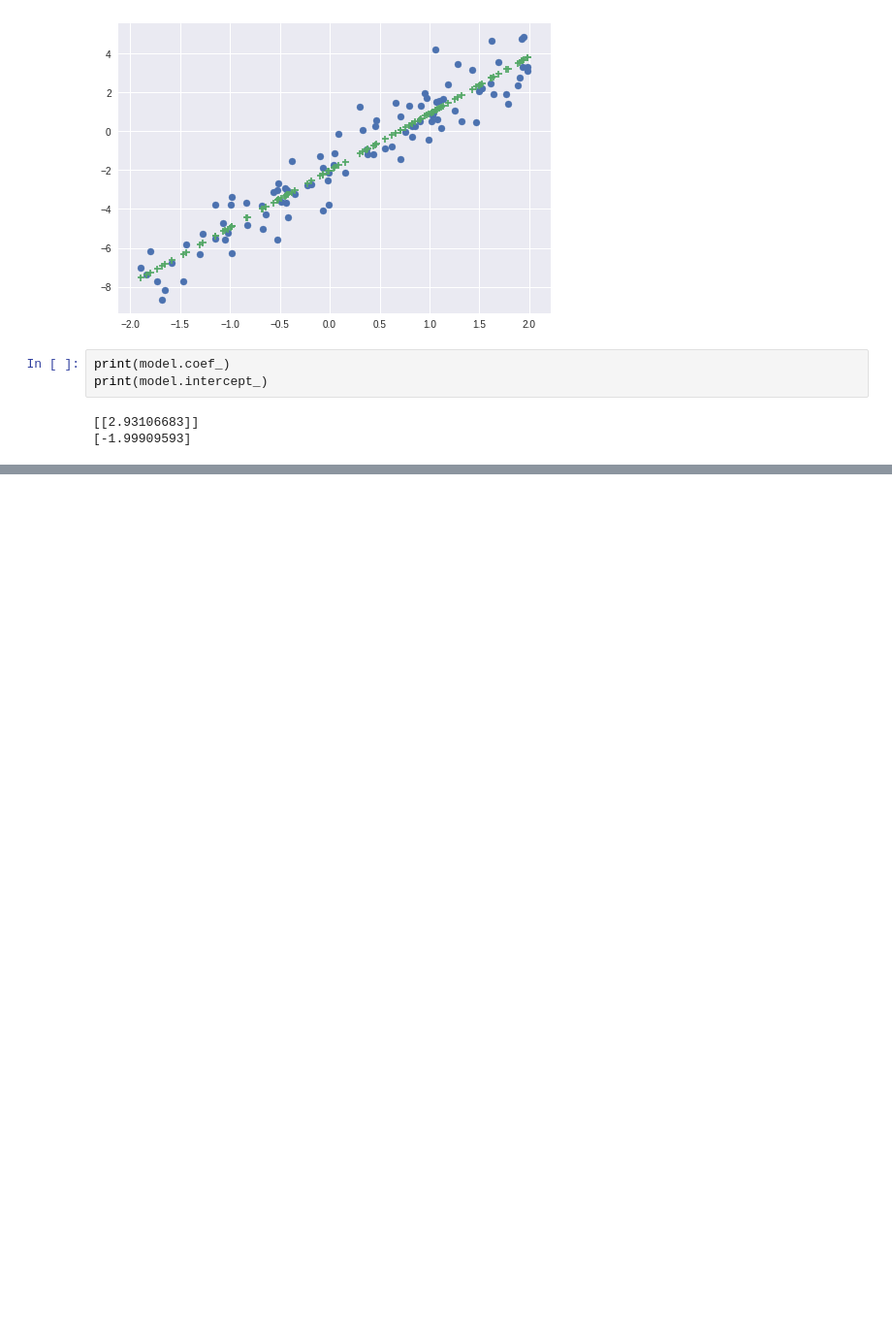
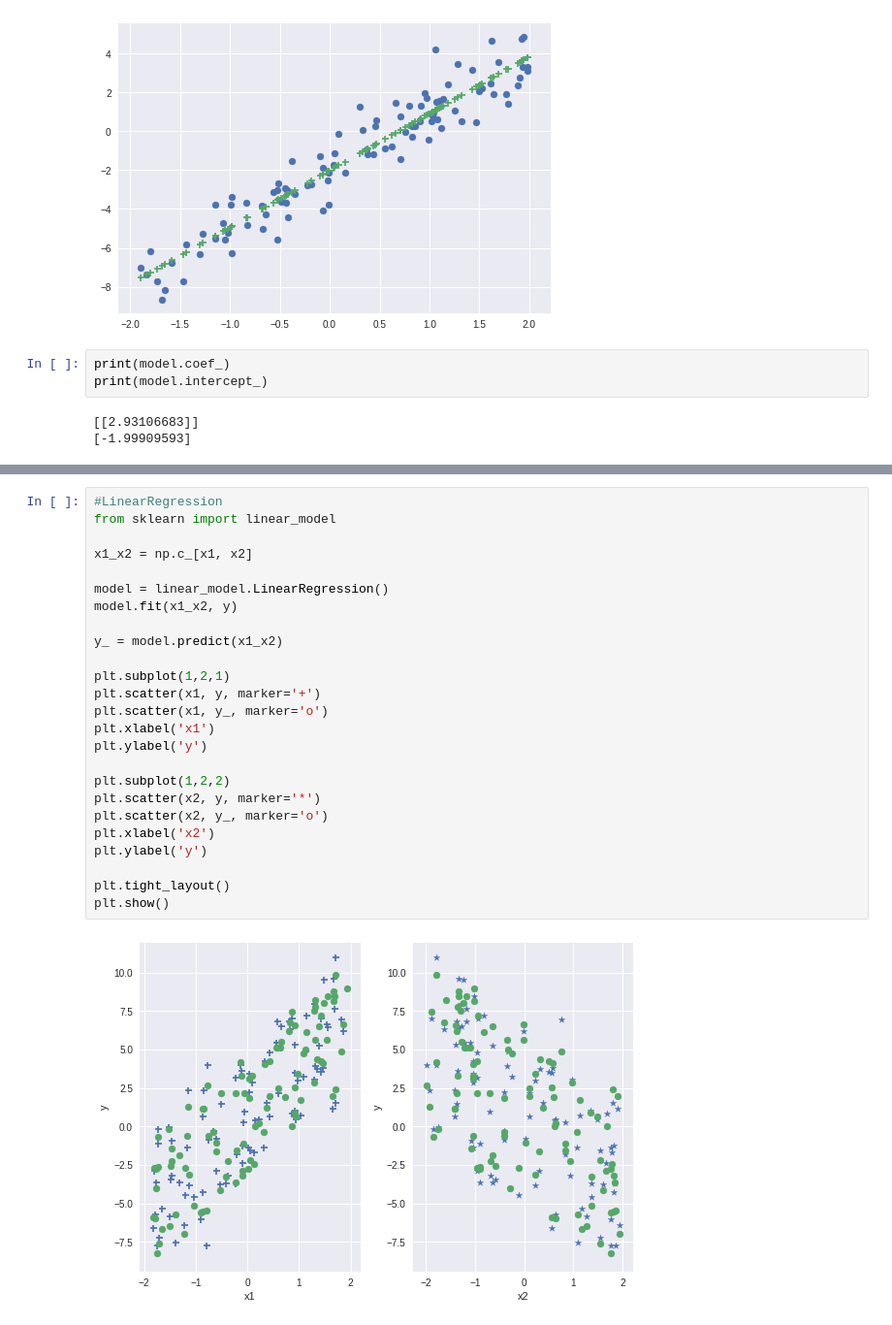
Before and after one commit to kintarou/django-starter, a Jupyter notebook: regression.ipynb, the cells around one changed output, grey strips where cells are left out. Shown: that part at 97% size. Saved outputs shown, nothing was run; the diff lists cells and outputs as text; blank space fills up the shorter version.

```diff
--- a/regression.ipynb
+++ b/regression.ipynb
@@ -28,0 +109,27 @@ print(model.intercept_)
+# %%
+#LinearRegression
+from sklearn import linear_model
+
+x1_x2 = np.c_[x1, x2]
+
+model = linear_model.LinearRegression()
+model.fit(x1_x2, y)
+
+y_ = model.predict(x1_x2)
+
+plt.subplot(1,2,1)
+plt.scatter(x1, y, marker='+')
+plt.scatter(x1, y_, marker='o')
+plt.xlabel('x1')
+plt.ylabel('y')
+
+plt.subplot(1,2,2)
+plt.scatter(x2, y, marker='*')
+plt.scatter(x2, y_, marker='o')
+plt.xlabel('x2')
+plt.ylabel('y')
+
+plt.tight_layout()
+plt.show()
+# %% [output]
+[figure, added]
```
Also changed, not shown: parts of 5 cells of this notebook.
